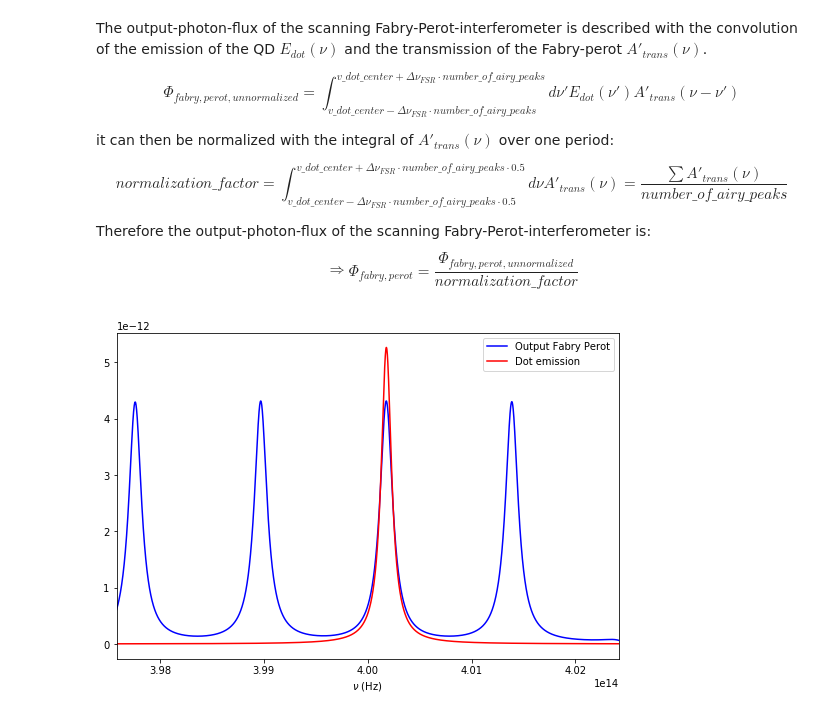
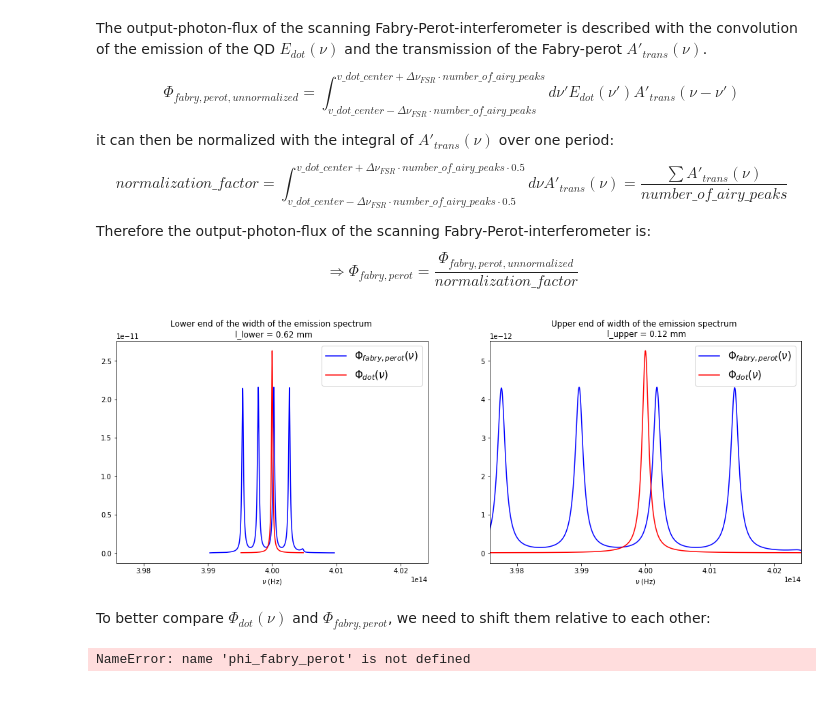
Before and after one commit to JKU-HFP/Sizing_Fabry_Perot_Interferometer, a Jupyter notebook: Sizing_Fabry_Perot_Interferometer.ipynb, the cells around one changed output. Saved outputs shown, nothing was run; the diff lists cells and outputs as text; code cells hidden in the pictures.

```diff
--- a/Sizing_Fabry_Perot_Interferometer.ipynb
+++ b/Sizing_Fabry_Perot_Interferometer.ipynb
@@ -119,20 +136,56 @@ $$normalization\_factor = \int^{v\_dot\_center + \Delta \nu_{FSR} \cdot number\_
 
 Therefore the output-photon-flux of the scanning Fabry-Perot-interferometer is:
 $$\Rightarrow \Phi_{fabry,perot} = \frac{\Phi_{fabry,perot, unnormalized}}{normalization\_factor}$$
+# %%
+phi_fabry_perot_unnormalized_lower = signal.convolve(dot_spectrum(V_lower, v_dot_center, v_dot_spectral_range_lower), A_prime_trans(V_lower, R_1, R_2, l_lower))
+normalization_factor_lower = sum(A_prime_trans(V_lower, R_1, R_2, l_lower)) / number_of_airy_peaks
+phi_fabry_perot_lower = phi_fabry_perot_unnormalized_lower / normalization_factor_lower
+
+v_conv_boundaries_lower = (v_dot_center - delta_v_FSR(l_lower)*number_of_airy_peaks, v_dot_center + delta_v_FSR(l_lower)*number_of_airy_peaks)
+V_2_lower = np.linspace(*v_conv_boundaries_lower, number_of_points*2-1)
+
+phi_fabry_perot_unnormalized_upper = signal.convolve(dot_spectrum(V_upper, v_dot_center, v_dot_spectral_range_upper), A_prime_trans(V_upper, R_1, R_2, l_upper))
+normalization_factor_upper = sum(A_prime_trans(V_upper, R_1, R_2, l_upper)) / number_of_airy_peaks
+phi_fabry_perot_upper = phi_fabry_perot_unnormalized_upper / normalization_factor_upper
+
+v_conv_boundaries_upper = (v_dot_center - delta_v_FSR(l_upper)*number_of_airy_peaks, v_dot_center + delta_v_FSR(l_upper)*number_of_airy_peaks)
+V_2_upper = np.linspace(*v_conv_boundaries_upper, number_of_points*2-1)
+# %%
+plt.figure(figsize=(18, 6))
+
+plt.subplot(1, 2, 1)
+plt.plot(V_2_lower, phi_fabry_perot_lower, "b", label=r"$\Phi_{fabry,perot}(\nu)$")
+plt.plot(V_lower, dot_spectrum(V_lower, v_dot_center, v_dot_spectral_range_lower), "r" , label=r"$\Phi_{dot}(\nu)$")
+plt.xlabel(r"$\nu$ (Hz)")
+plt.xlim(v_boundaries_upper)
+plt.legend(fontsize=15)
+plt.title(f"Lower end of the width of the emission spectrum \n l_lower = {l_lower * 10**3:.02f} mm")
+
+plt.subplot(1, 2, 2)
+plt.plot(V_2_upper, phi_fabry_perot_upper, "b", label=r"$\Phi_{fabry,perot}(\nu)$")
+plt.plot(V_upper, dot_spectrum(V_upper, v_dot_center, v_dot_spectral_range_upper), "r" , label=r"$\Phi_{dot}(\nu)$")
+plt.xlabel(r"$\nu$ (Hz)")
+plt.xlim(v_boundaries_upper)
+plt.legend(fontsize=15)
+plt.title(f"Upper end of width of the emission spectrum \n l_upper = {l_upper * 10**3:.02f} mm")
+
+plt.show()
+# %% [output]
+[figure, added]
+# %% [markdown]
+To better compare $\Phi_{dot}(\nu)$ and $\Phi_{fabry,perot}$, we need to shift them relative to each other:
+# %%
+position_airy_peak = signal.find_peaks(phi_fabry_perot)[0][0]
+position_dot_peak = signal.find_peaks(dot_spectrum(V, v_dot_center, v_dot_spectral_range))[0][0]
+
+phi_fabry_perot_shifted = np.roll(phi_fabry_perot, position_dot_peak - position_airy_peak)
+# %% [output]
+NameError: name 'phi_fabry_perot' is not defined
 # %%
-phi_fabry_perot_unnormalized = signal.convolve(dot_spectrum(V, v_dot_center, v_dot_spectral_range),A_prime_trans(V, R_1, R_2, l))
-normalization_factor = sum(A_prime_trans(V, R_1, R_2, l)) / number_of_airy_peaks
-phi_fabry_perot = phi_fabry_perot_unnormalized / normalization_factor
-
-v_conv_boundaries = (v_dot_center - delta_v_FSR(l)*number_of_airy_peaks, v_dot_center + delta_v_FSR(l)*number_of_airy_peaks)
-V_2 = np.linspace(*v_conv_boundaries, number_of_points*2-1)
-
 plt.figure(figsize=(9, 6))
-plt.plot(V_2, phi_fabry_perot, "b", label="Output Fabry Perot")
-plt.plot(V, dot_spectrum(V, v_dot_center+0.0018e14, v_dot_spectral_range), "r" , label="Dot emission")
+plt.plot(V_2, phi_fabry_perot_shifted, "b", label=r"$\Phi_{fabry,perot}(\nu)$")
+plt.plot(V, dot_spectrum(V, v_dot_center, v_dot_spectral_range), "r" , label=r"$\Phi_{dot}(\nu)$")
 plt.xlabel(r"$\nu$ (Hz)")
 plt.xlim(v_boundaries)
-plt.legend()
+plt.legend(fontsize=15)
 plt.show()
-# %% [output]
-[figure, removed]
```
Also changed, not shown: parts of 4 cells of this notebook.
